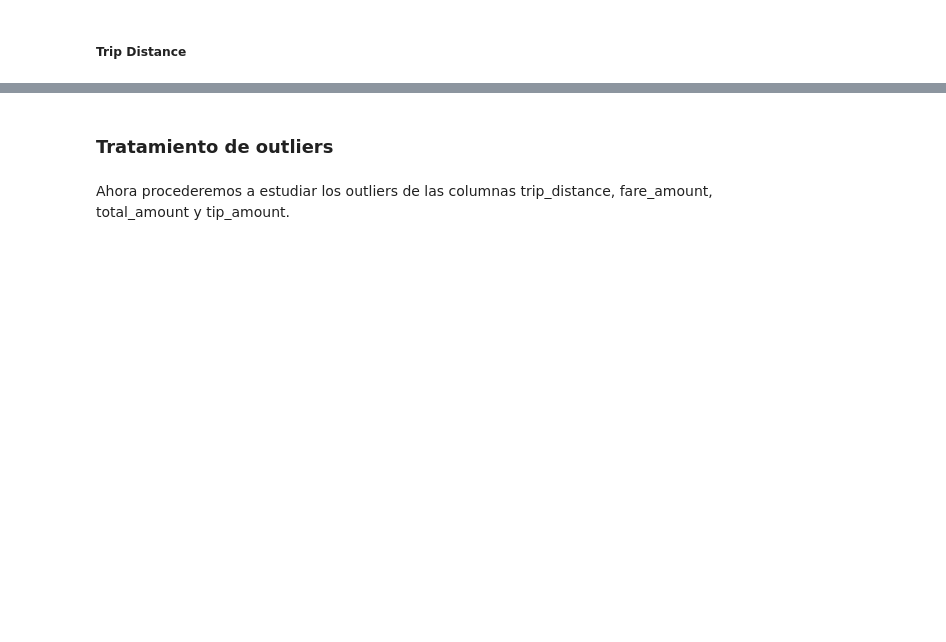
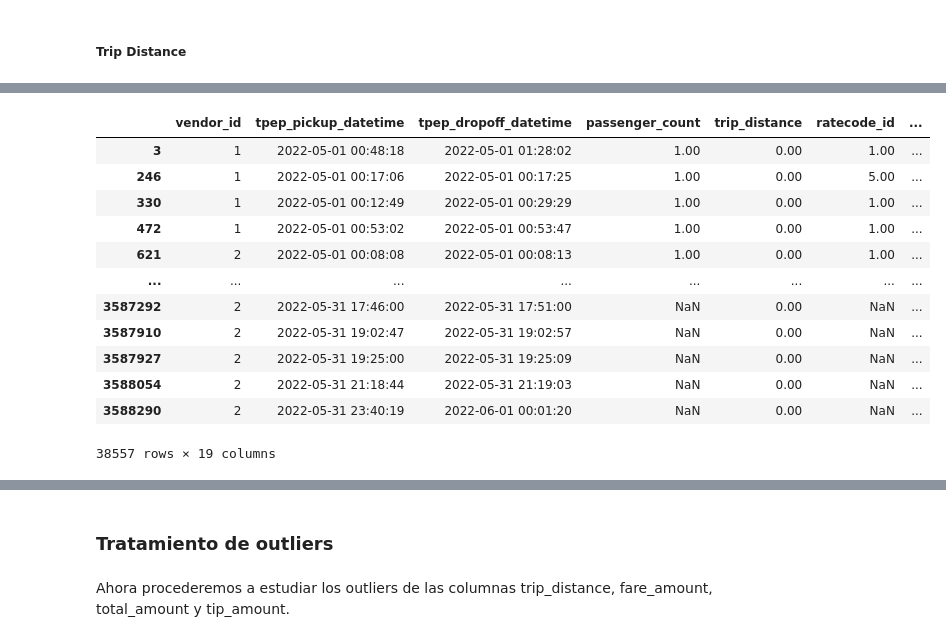
Before and after one commit to RicardoFW11/nyc_taxi_project, a Jupyter notebook: notebooks/01_eda.ipynb, the cells around one changed output, grey strips where cells are left out. Drawn from its saved outputs; the diff is of its cells as text; code cells hidden in the pictures; blank space fills up the shorter version.

```diff
--- a/notebooks/01_eda.ipynb
+++ b/notebooks/01_eda.ipynb
@@ -492,3 +685,20 @@ for distancia, cantidad in value_counts.items():
+# %%
+# Ver viajes con distancia 0
+df[df['trip_distance'] == 0]
+# %% [output]
+|  | vendor_id | tpep_pickup_datetime | tpep_dropoff_datetime | passenger_count | trip_distance | ratecode_id | ... |
+| 3 | 1 | 2022-05-01 00:48:18 | 2022-05-01 01:28:02 | 1.00 | 0.00 | 1.00 | ... |
+| 246 | 1 | 2022-05-01 00:17:06 | 2022-05-01 00:17:25 | 1.00 | 0.00 | 5.00 | ... |
+| 330 | 1 | 2022-05-01 00:12:49 | 2022-05-01 00:29:29 | 1.00 | 0.00 | 1.00 | ... |
+| 472 | 1 | 2022-05-01 00:53:02 | 2022-05-01 00:53:47 | 1.00 | 0.00 | 1.00 | ... |
+| 621 | 2 | 2022-05-01 00:08:08 | 2022-05-01 00:08:13 | 1.00 | 0.00 | 1.00 | ... |
+| ... | ... | ... | ... | ... | ... | ... | ... |
+| 3587292 | 2 | 2022-05-31 17:46:00 | 2022-05-31 17:51:00 | NaN | 0.00 | NaN | ... |
+| 3587910 | 2 | 2022-05-31 19:02:47 | 2022-05-31 19:02:57 | NaN | 0.00 | NaN | ... |
+| 3587927 | 2 | 2022-05-31 19:25:00 | 2022-05-31 19:25:09 | NaN | 0.00 | NaN | ... |
+| 3588054 | 2 | 2022-05-31 21:18:44 | 2022-05-31 21:19:03 | NaN | 0.00 | NaN | ... |
+| 3588290 | 2 | 2022-05-31 23:40:19 | 2022-06-01 00:01:20 | NaN | 0.00 | NaN | ... |
+38557 rows × 19 columns
 # %%
 # ===================================================================
 # COMPARAR TODOS LOS MÉTODOS
```
Also changed, not shown: parts of 42 cells of this notebook.
